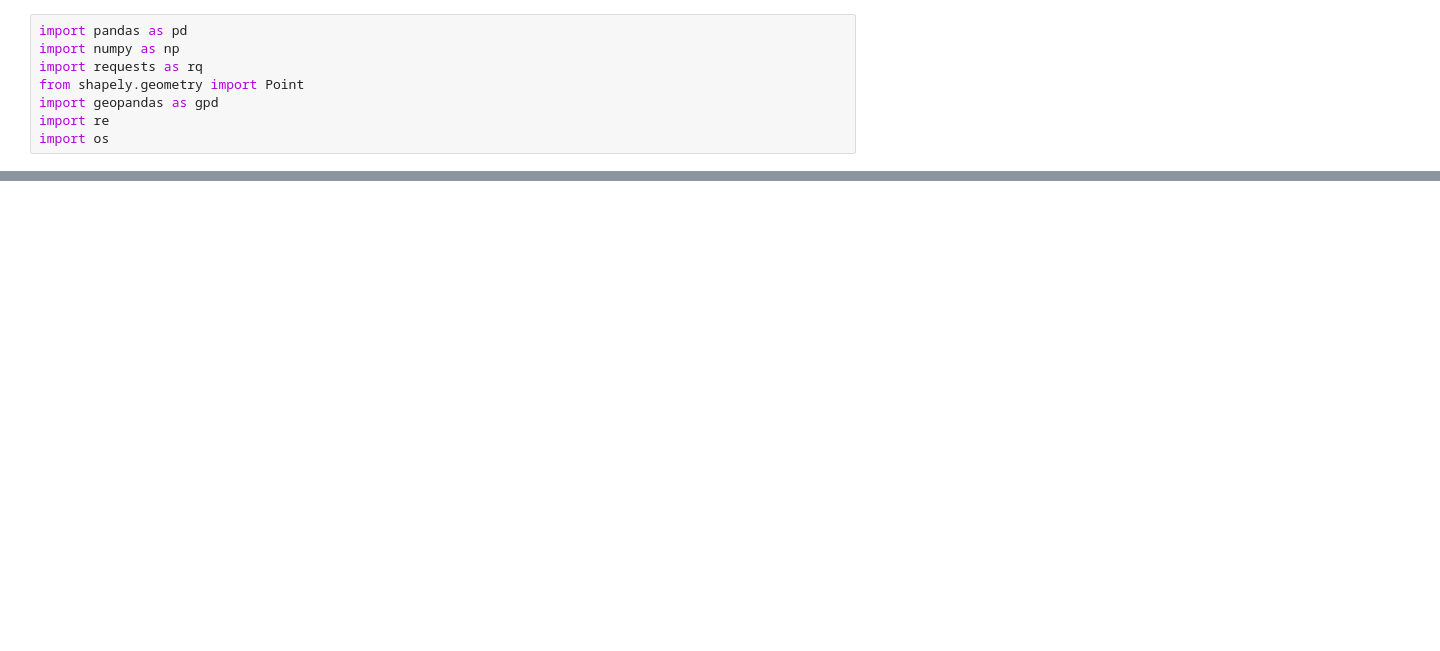
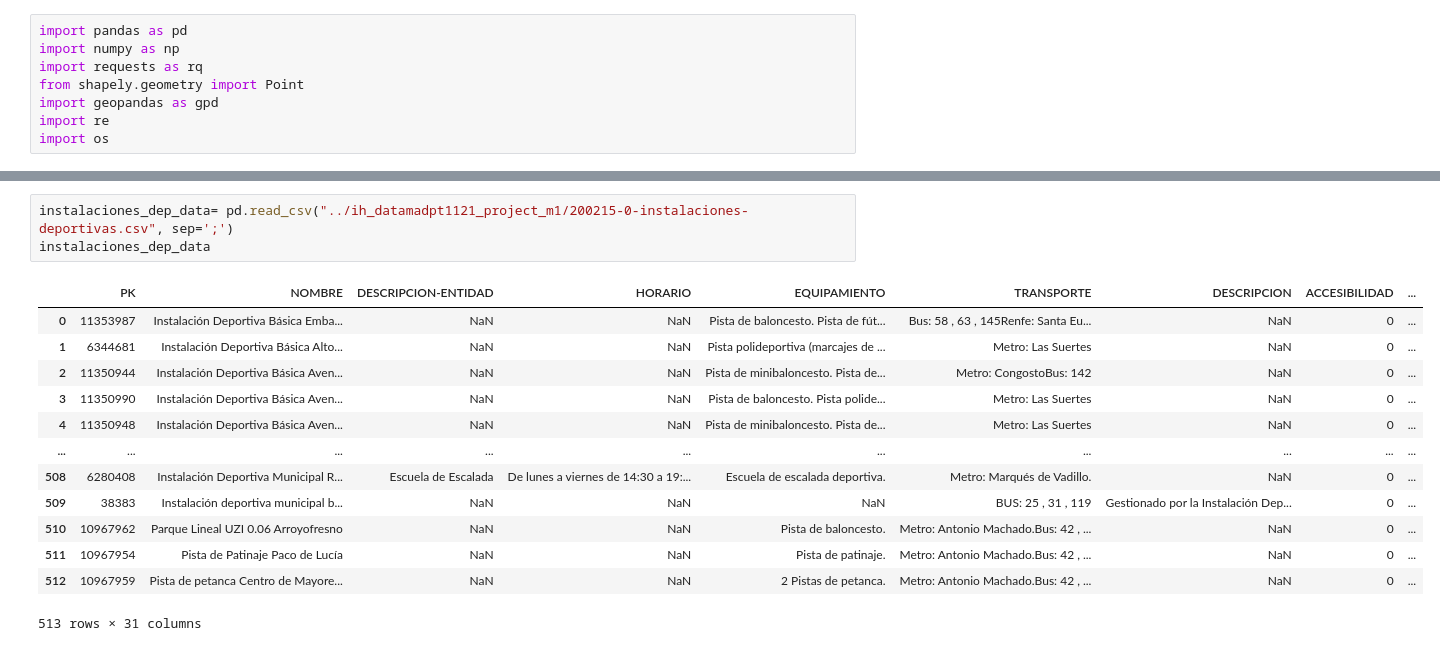
Before and after one commit to DiegoMerello/ih_datamadpt1121_project_m1, a Jupyter notebook: Primera prueba.ipynb, the cells around one changed output, grey strips where cells are left out. Cells and saved outputs as stored; diff of their text form; blank space fills up the shorter version.

```diff
--- a/Primera prueba.ipynb
+++ b/Primera prueba.ipynb
@@ -12,0 +23,17 @@ OSError: could not find or load spatialindex_c-64.dll
+# %%
+instalaciones_dep_data= pd.read_csv("../ih_datamadpt1121_project_m1/200215-0-instalaciones-deportivas.csv", sep=';')
+instalaciones_dep_data
+# %% [output]
+|  | PK | NOMBRE | DESCRIPCION-ENTIDAD | HORARIO | EQUIPAMIENTO | TRANSPORTE | DESCRIPCION | ACCESIBILIDAD | ... |
+| 0 | 11353987 | Instalación Deportiva Básica Emba... | NaN | NaN | Pista de baloncesto. Pista de fút... | Bus: 58 , 63 , 145Renfe: Santa Eu... | NaN | 0 | ... |
+| 1 | 6344681 | Instalación Deportiva Básica Alto... | NaN | NaN | Pista polideportiva (marcajes de ... | Metro: Las Suertes | NaN | 0 | ... |
+| 2 | 11350944 | Instalación Deportiva Básica Aven... | NaN | NaN | Pista de minibaloncesto. Pista de... | Metro: CongostoBus: 142 | NaN | 0 | ... |
+| 3 | 11350990 | Instalación Deportiva Básica Aven... | NaN | NaN | Pista de baloncesto. Pista polide... | Metro: Las Suertes | NaN | 0 | ... |
+| 4 | 11350948 | Instalación Deportiva Básica Aven... | NaN | NaN | Pista de minibaloncesto. Pista de... | Metro: Las Suertes | NaN | 0 | ... |
+| ... | ... | ... | ... | ... | ... | ... | ... | ... | ... |
+| 508 | 6280408 | Instalación Deportiva Municipal R... | Escuela de Escalada | De lunes a viernes de 14:30 a 19:... | Escuela de escalada deportiva. | Metro: Marqués de Vadillo. | NaN | 0 | ... |
+| 509 | 38383 | Instalación deportiva municipal b... | NaN | NaN | NaN | BUS: 25 , 31 , 119 | Gestionado por la Instalación Dep... | 0 | ... |
+| 510 | 10967962 | Parque Lineal UZI 0.06 Arroyofresno | NaN | NaN | Pista de baloncesto. | Metro: Antonio Machado.Bus: 42 , ... | NaN | 0 | ... |
+| 511 | 10967954 | Pista de Patinaje Paco de Lucía | NaN | NaN | Pista de patinaje. | Metro: Antonio Machado.Bus: 42 , ... | NaN | 0 | ... |
+| 512 | 10967959 | Pista de petanca Centro de Mayore... | NaN | NaN | 2 Pistas de petanca. | Metro: Antonio Machado.Bus: 42 , ... | NaN | 0 | ... |
+513 rows × 31 columns
```
Also changed, not shown: parts of 5 cells of this notebook.
